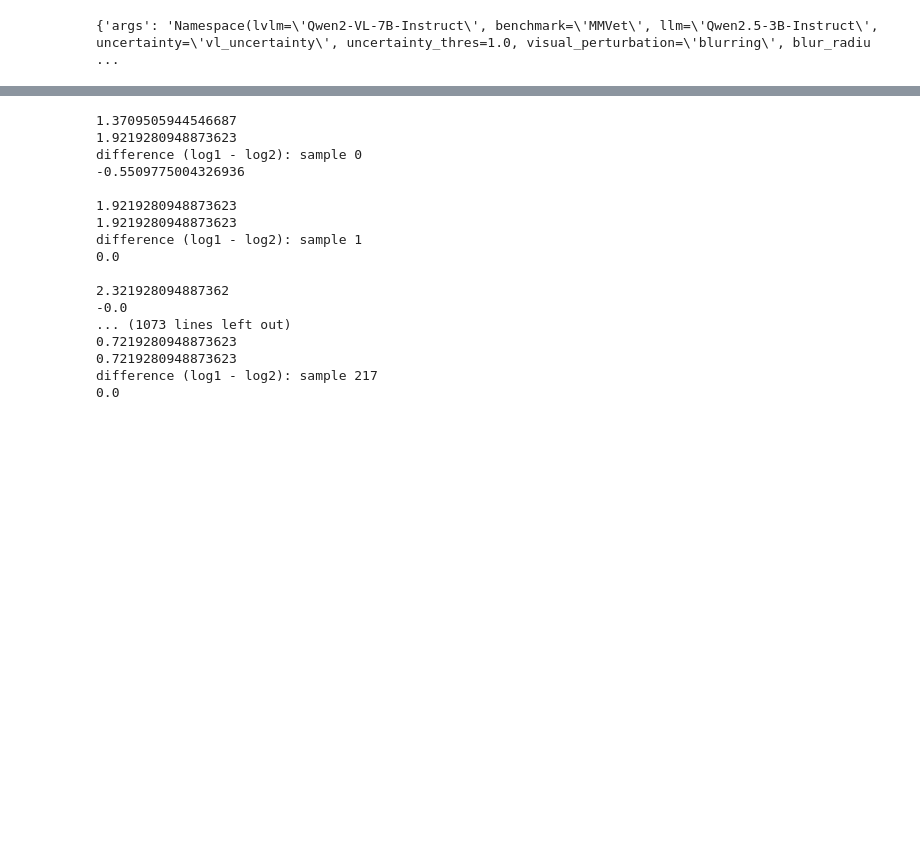
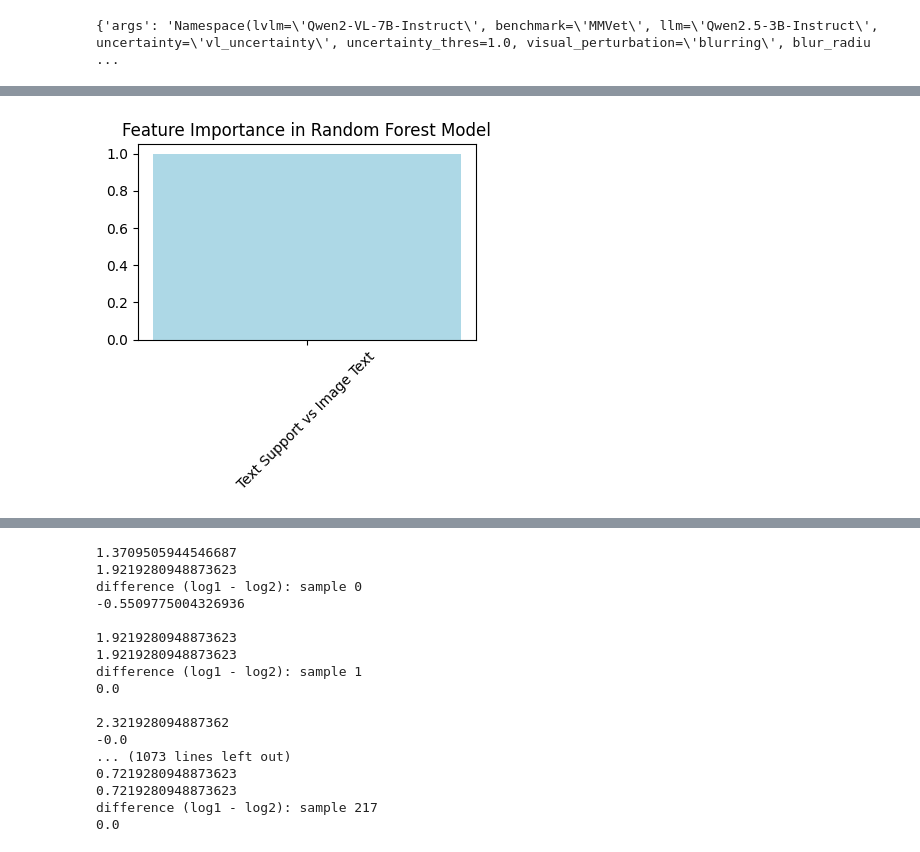
Before and after one commit to Oztobuzz/VL-Uncertainty-Decompose, a Jupyter notebook: notebooks/Uncertainty_comparision.ipynb, the cells around one changed output, grey strips where cells are left out. Drawn from its saved outputs; the diff is of its cells as text; code cells hidden in the pictures; blank space fills up the shorter version.

```diff
--- a/notebooks/Uncertainty_comparision.ipynb
+++ b/notebooks/Uncertainty_comparision.ipynb
@@ -22,0 +92,4 @@ print(log2['154']['uncertainty'])
+# %%
+setting = ["low", "low", "low"]
+case_to_check = compare_three_logs(text_only, text_support, image_text, setting)
+all_agree_case, disagree_case = check_answer_agreement(case_to_check, text_only, text_support, image_text)
@@ -22,0 +114,5 @@ print(log2['154']['uncertainty'])
+# %%
+for i in all_agree_case:
+    # print(i)
+    if(image_text[str(i)]['flag_ans_correct'] == False):
+        print(i)
@@ -22,0 +121,9 @@ print(log2['154']['uncertainty'])
+# %%
+wrong_case = []
+for i in disagree_case:
+    # print(i)
+    if(image_text[str(i)]['flag_ans_correct'] == True and text_support[str(i)]['ans'] != image_text[str(i)]['ans']):
+        print(i)
+        wrong_case.append(i)
+print(len(wrong_case))
+print(wrong_case)
@@ -22,0 +239,78 @@ print(log2['154']['uncertainty'])
+# %%
+from sklearn.ensemble import RandomForestClassifier
+from sklearn.model_selection import train_test_split
+from sklearn.metrics import accuracy_score
+import numpy as np
+import matplotlib.pyplot as plt
+
+# Prepare the data
+data = []
+labels = []
+
+for i in case_to_check[:-5]:
+    text_only_answer = text_only[str(i)]['ans']
+    text_support_answer = text_support[str(i)]['ans']
+    image_text_answer = image_text[str(i)]['ans']
+    image_text_correct = image_text[str(i)]['flag_ans_correct']
+
+    # Calculate the single feature
+    text_support_val = 1 if text_support_answer != image_text_answer else 0
+
+    data.append([text_support_val]) # Only append the single feature
+    labels.append(0 if image_text_correct else 1)
+
+# Split the data into training and testing sets
+X_train, X_test, y_train, y_test = train_test_split(data, labels, test_size=0.2, random_state=42)
+print(f"Test set size: {len(y_test)}")
+
+# Create and train the RandomForestClassifier
+clf = RandomForestClassifier(n_estimators=100, random_state=42)
+clf.fit(X_train, y_train)
+
+# Make predictions
+y_pred = clf.predict(X_test)
+
+# Evaluate the model
+accuracy = accuracy_score(y_test, y_pred)
+print(f'Accuracy: {accuracy * 100:.2f}%')
+
+# Calculate feature importance
+feature_names = ['Text Support vs Image Text'] # single feature name
+importances = clf.feature_importances_
+
+# Print feature rankings
+print("\nFeature Rankings:")
+for f in range(len(feature_names)):
+    print("%d. %s (%f)" % (f + 1, feature_names[f], importances[f]))
+
+# Plot feature importances
+plt.figure(figsize=(4, 4)) #reduced figure size as we only have one bar
+plt.title("Feature Importance in Random Forest Model")
+plt.bar(range(len(feature_names)), importances,
+        color="lightblue", align="center")
+plt.xticks(range(len(feature_names)), feature_names, rotation=45)
+plt.tight_layout()
+plt.show()
+
+# Example usage function with probability scores
+def predict_image_text_correctness(text_only_answer, text_support_answer, image_text_answer):
+    text_support_val = 1 if text_support_answer != image_text_answer else 0
+
+    # Get both prediction and probability
+    prediction = clf.predict([[text_support_val]])
+    prob = clf.predict_proba([[text_support_val]])
+
+    result = 'Correct' if prediction[0] == 0 else 'Wrong'
+    confidence = prob[0][0] if prediction[0] == 0 else prob[0][1]
+
+    return {
+        'prediction': result,
+        'confidence': f'{confidence:.2%}',
+        'feature_values': {
+            'Text Support vs Image Text': text_support_val
+        }
+    }
+
+# Test the enhanced function
+# print(predict_image_text_correctness('1 or -5', '1 or -5', '1 or -5'))
+# %% [output]
@@ -22,0 +322 @@ print(log2['154']['uncertainty'])
+[figure, added]
```
Also changed, not shown: parts of 17 cells of this notebook, 3 other files.
